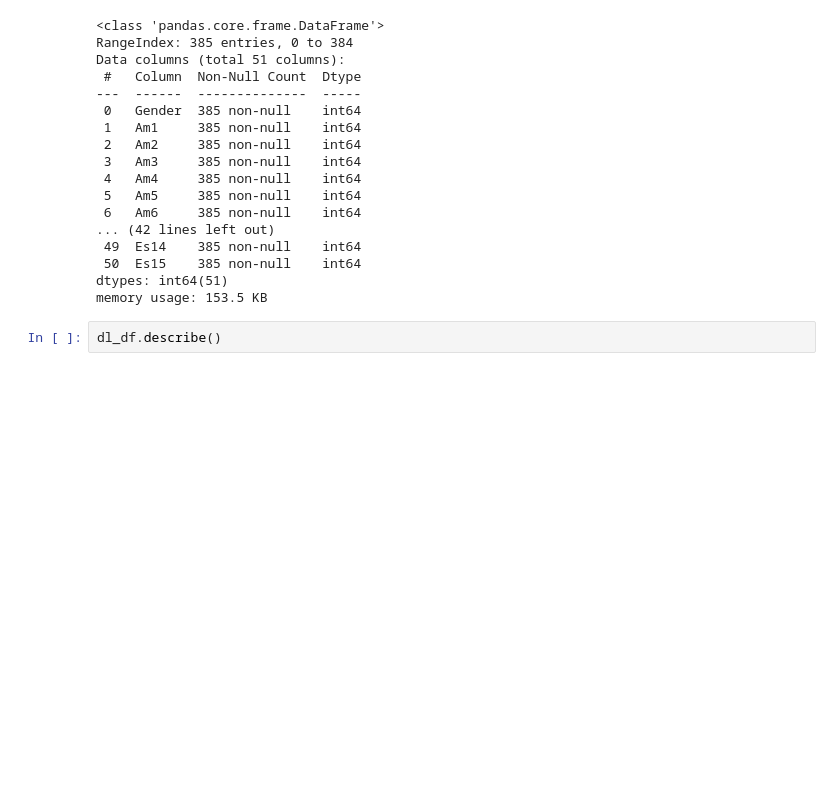
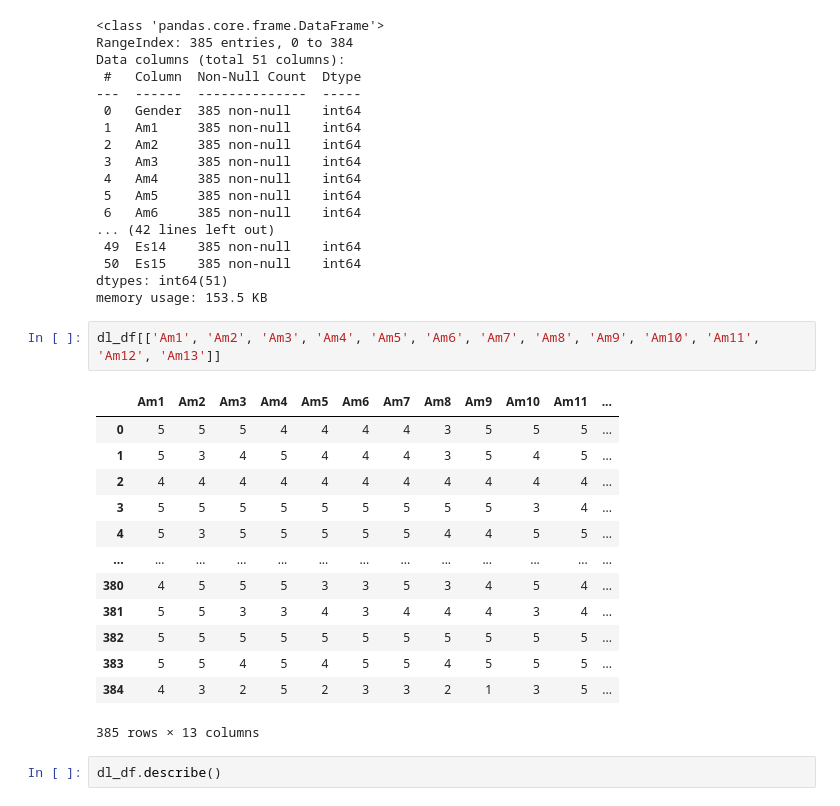
Before and after one commit to Artur-Andrade-B/Base_DIL_study, a Jupyter notebook: DL.ipynb, the cells around one changed output. Saved outputs shown, nothing was run; the diff lists cells and outputs as text; blank space fills up the shorter version.

```diff
--- a/DL.ipynb
+++ b/DL.ipynb
@@ -60,6 +60,22 @@ Data columns (total 51 columns):
  50  Es15    385 non-null    int64
 dtypes: int64(51)
 memory usage: 153.5 KB
+# %%
+dl_df[['Am1', 'Am2', 'Am3', 'Am4', 'Am5', 'Am6', 'Am7', 'Am8', 'Am9', 'Am10', 'Am11', 'Am12', 'Am13']]
+# %% [output]
+|  | Am1 | Am2 | Am3 | Am4 | Am5 | Am6 | Am7 | Am8 | Am9 | Am10 | Am11 | ... |
+| 0 | 5 | 5 | 5 | 4 | 4 | 4 | 4 | 3 | 5 | 5 | 5 | ... |
+| 1 | 5 | 3 | 4 | 5 | 4 | 4 | 4 | 3 | 5 | 4 | 5 | ... |
+| 2 | 4 | 4 | 4 | 4 | 4 | 4 | 4 | 4 | 4 | 4 | 4 | ... |
+| 3 | 5 | 5 | 5 | 5 | 5 | 5 | 5 | 5 | 5 | 3 | 4 | ... |
+| 4 | 5 | 3 | 5 | 5 | 5 | 5 | 5 | 4 | 4 | 5 | 5 | ... |
+| ... | ... | ... | ... | ... | ... | ... | ... | ... | ... | ... | ... | ... |
+| 380 | 4 | 5 | 5 | 5 | 3 | 3 | 5 | 3 | 4 | 5 | 4 | ... |
+| 381 | 5 | 5 | 3 | 3 | 4 | 3 | 4 | 4 | 4 | 3 | 4 | ... |
+| 382 | 5 | 5 | 5 | 5 | 5 | 5 | 5 | 5 | 5 | 5 | 5 | ... |
+| 383 | 5 | 5 | 4 | 5 | 4 | 5 | 5 | 4 | 5 | 5 | 5 | ... |
+| 384 | 4 | 3 | 2 | 5 | 2 | 3 | 3 | 2 | 1 | 3 | 5 | ... |
+385 rows × 13 columns
 # %%
 dl_df.describe()
 # %% [output]
```
Also changed, not shown: parts of 2 cells of this notebook.
